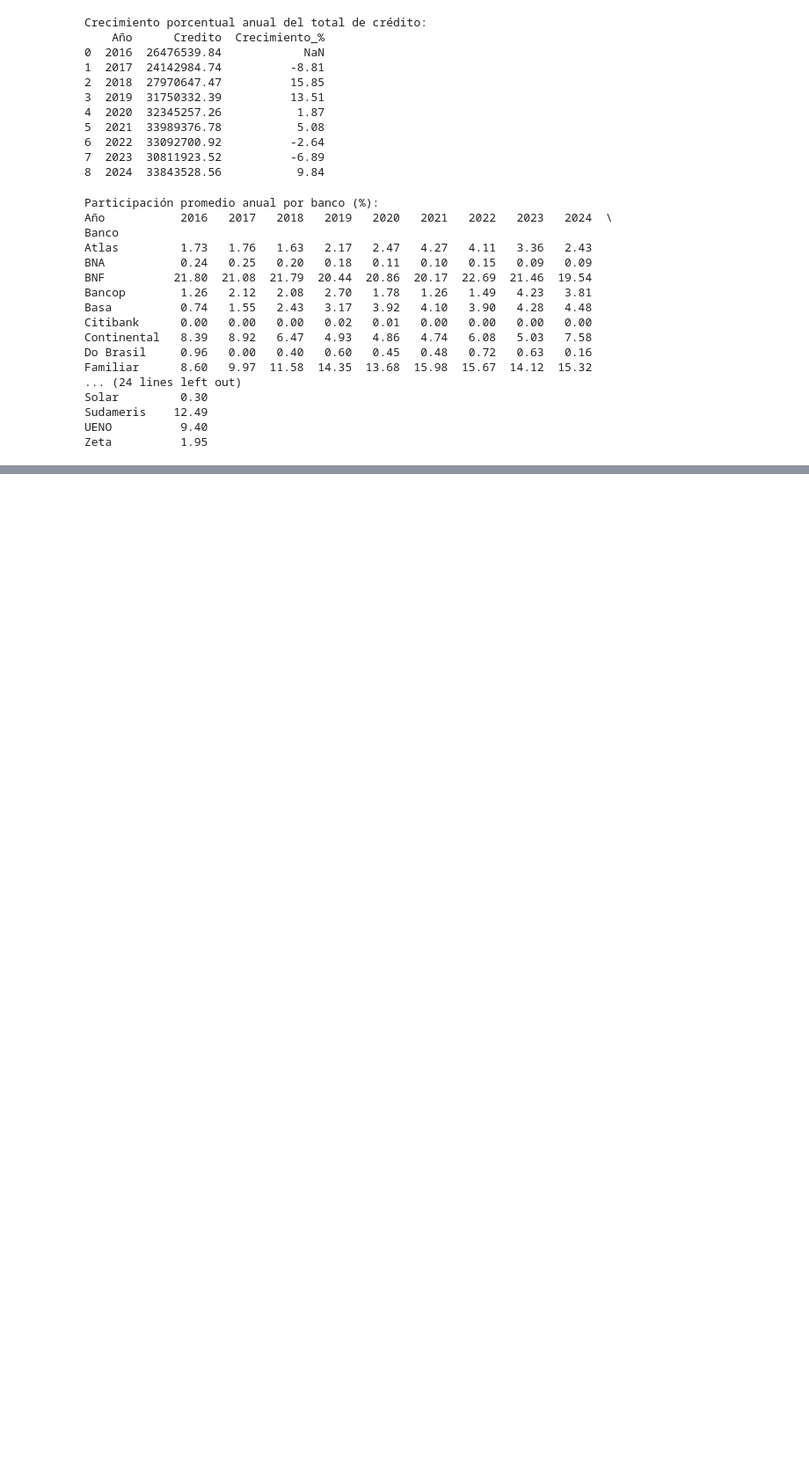
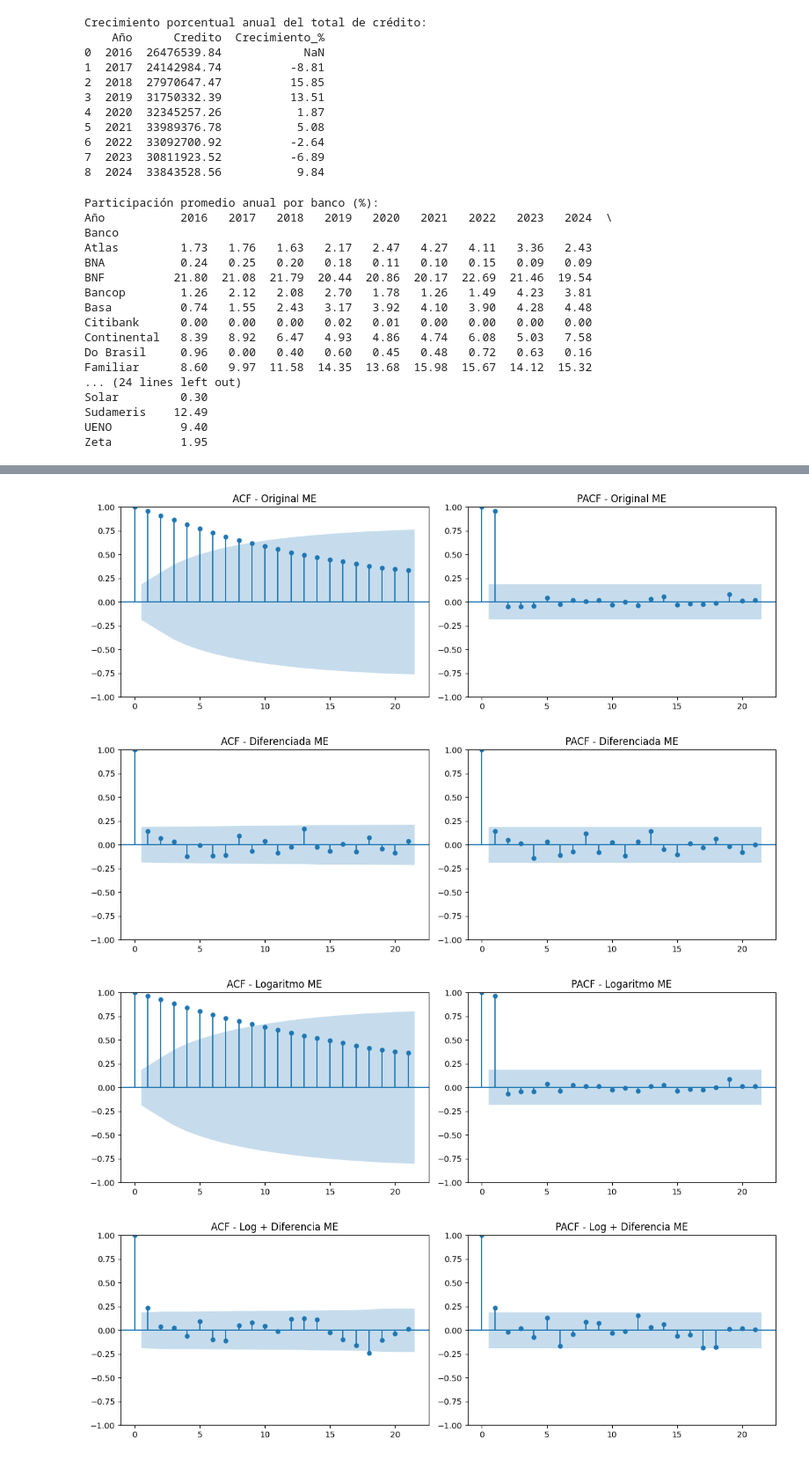
Before and after one commit to MathiasChd/MIA_UNA, a Jupyter notebook: SeriesTemporales/TrabajoGrupal/Trabajo_grupal_MIAAD.ipynb, the cells around one changed output, grey strips where cells are left out. Shown at 88% size. Cells and saved outputs as stored; diff of their text form; code cells hidden in the pictures; blank space fills up the shorter version.

```diff
--- a/SeriesTemporales/TrabajoGrupal/Trabajo_grupal_MIAAD.ipynb
+++ b/SeriesTemporales/TrabajoGrupal/Trabajo_grupal_MIAAD.ipynb
@@ -1238,0 +1382,31 @@ Zeta          1.95
+# %%
+# --- 4. Transformaciones ---
+log_me= np.log(serie_me)
+diff_me = serie_mn.diff()
+log_diff_me = np.log(serie_me).diff()
+diff_log_me = (np.log(serie_me)).diff()
+
+# --- 5. Gráficos ACF y PACF para cada transformación ---
+
+def plot_acf_pacf(series, title):
+    fig, axes = plt.subplots(1, 2, figsize=(12, 4))
+    plot_acf(series.dropna(), ax=axes[0])
+    plot_pacf(series.dropna(), ax=axes[1], method='ywm')
+    axes[0].set_title(f"ACF - {title}")
+    axes[1].set_title(f"PACF - {title}")
+    plt.tight_layout()
+    plt.show()
+
+plot_acf_pacf(serie_me, "Original ME")
+plot_acf_pacf(diff_me, "Diferenciada ME")
+plot_acf_pacf(log_me, "Logaritmo ME")
+plot_acf_pacf(log_diff_me, "Log + Diferencia ME")
+
+# --- 6. ADF para transformadas ---
+adf_test(diff_me, "Diferenciada ME")
+adf_test(log_diff_me, "Log-Diferenciada ME")
+# %% [output]
+[figure, added]
+[figure, added]
+[figure, added]
+[figure, added]
```
Also changed, not shown: parts of 25 cells of this notebook.
